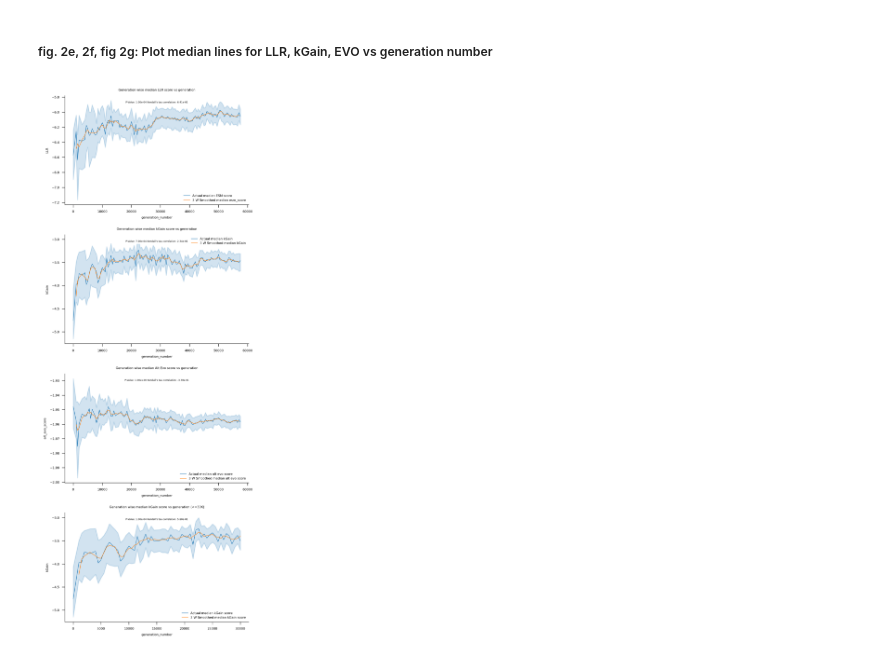
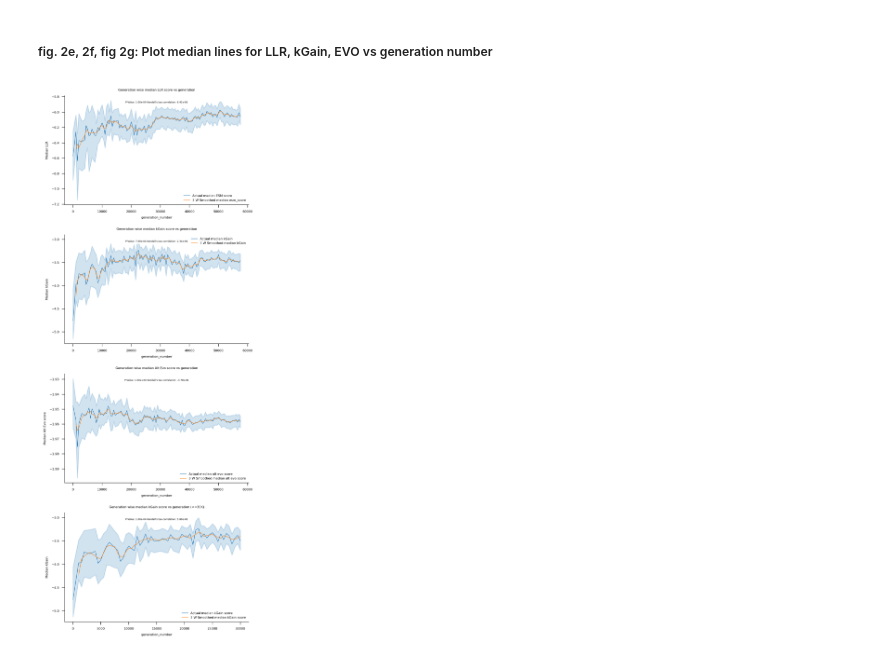
Before and after one commit to cellsemantics/Oligo_Promotion, a Jupyter notebook: figure/main figures/fig2/fig2.ipynb, the cells around one changed output. Drawn from its saved outputs; the diff is of its cells as text; code cells hidden in the pictures.

```diff
--- a/figure/main figures/fig2/fig2.ipynb
+++ b/figure/main figures/fig2/fig2.ipynb
@@ -482,9 +482,10 @@ ax[2] = sns.lineplot(generation_medians, x = "generation_number",  y = "smoothed
 ax[3] = sns.lineplot(all_mutation_with_esm_1b_score_drop_na[all_mutation_with_esm_1b_score_drop_na["generation_number"]<=30000], x = "generation_number",  y = "AG", ax=ax[3], lw = 0.5, estimator='median', label = "Actual median kGain score")
 ax[3] = sns.lineplot(generation_medians[generation_medians["generation_number"]<=30000], x = "generation_number",  y = "smoothed AG", ax=ax[3], lw = 0.5, estimator='median', label = "3 W Smoothed median kGain score")
 
-ax[0].set_ylabel("LLR")
-ax[1].set_ylabel("kGain")
-ax[3].set_ylabel("kGain")
+ax[0].set_ylabel("Median LLR")
+ax[1].set_ylabel("Median kGain")
+ax[2].set_ylabel("Median Alt Evo score")
+ax[3].set_ylabel("Median kGain")
 
 ax[0].set_title("Generation wise median LLR score vs generation", fontsize = 4)
 ax[1].set_title("Generation wise median kGain score vs generation", fontsize = 4)
@@ -499,31 +500,31 @@ ax[0].text(
 )
 
 ax[1].text(
     0.5, 0.95, f"P-Value: {p_stat_ag:.2e} Kendall's tau correlation: {ci_ag:.2e}",
     transform=ax[1].transAxes, fontsize=3, verticalalignment='top', horizontalalignment='center',
     bbox=dict(boxstyle="round,pad=0.4", edgecolor="white", facecolor="white")
 )
 ax[2].text(
     0.5, 0.95, f"P-Value: {p_stat_evo:.2e} Kendall's tau correlation: {ci_evo:.2e}",
     transform=ax[2].transAxes, fontsize=3, verticalalignment='top', horizontalalignment='center',
     bbox=dict(boxstyle="round,pad=0.4", edgecolor="white", facecolor="white")
 )
 
 
 ax[3].text(
     0.5, 0.95, f"P-Value: {p_stat_ag_less_than_30k:.2e} Kendall's tau correlation: {ci_ag_less_than_30k:.2e}",
     transform=ax[3].transAxes, fontsize=3, verticalalignment='top', horizontalalignment='center',
     bbox=dict(boxstyle="round,pad=0.4", edgecolor="white", facecolor="white")
 )
 
 
 
 
 for i in range(4):
     ax[i] = utility.custom_figure_axis(ax=ax[i], fontsize=4, show_ticks=True, rotation=0)
     ax[i].legend(fontsize = 4, frameon= False)
 
 plt.tight_layout()
 # plt.savefig("Generation wise median trend.pdf", dpi = 300)
 # %% [output]
-[figure, old version]
+[figure, new version]
```
